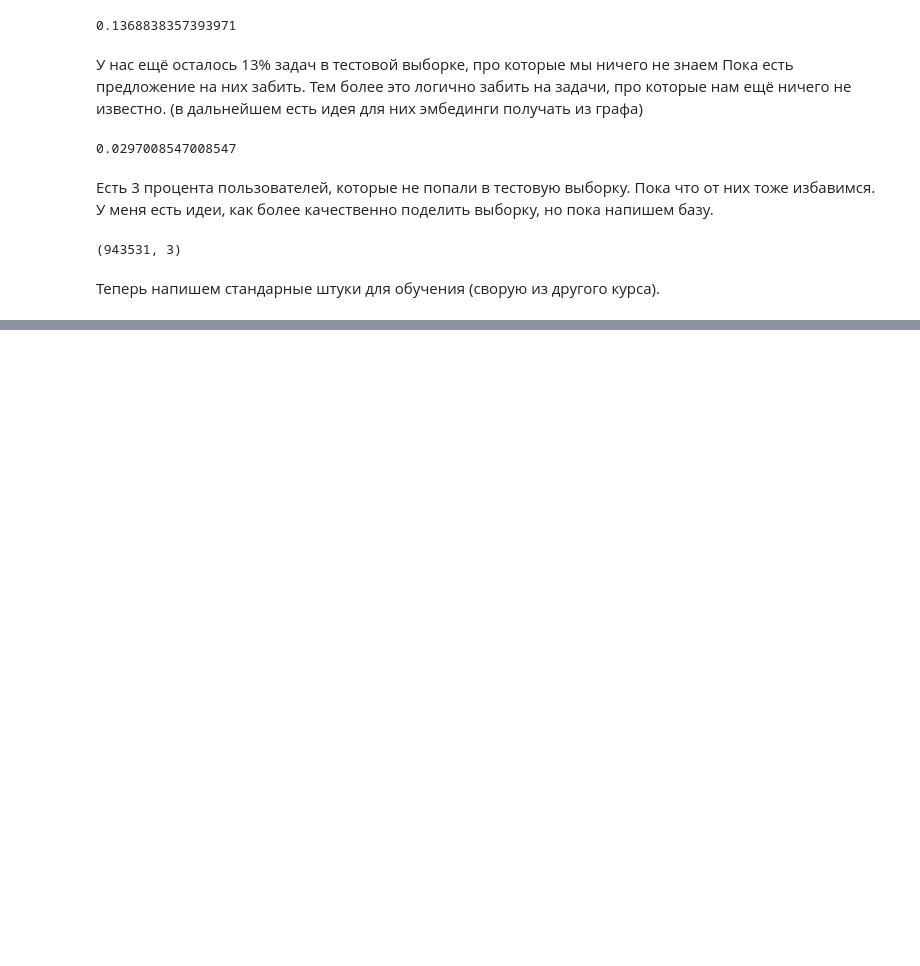
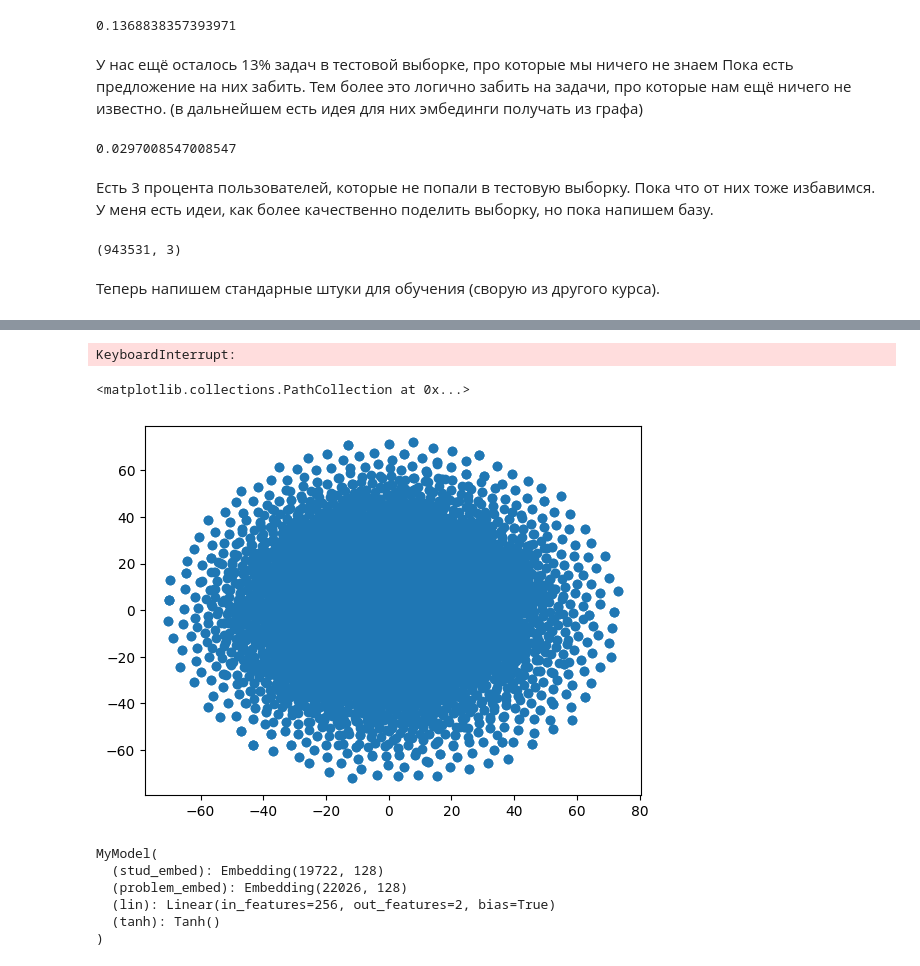
Before and after one commit to dagiboy/skill_model_ya_education, a Jupyter notebook: Untitled.ipynb, the cells around one changed output, grey strips where cells are left out. Drawn from its saved outputs; the diff is of its cells as text; code cells hidden in the pictures; blank space fills up the shorter version.

```diff
--- a/Untitled.ipynb
+++ b/Untitled.ipynb
@@ -278,5 +278,5 @@ Syncing run mild-flower-11 to Weights & Biases (docs)
 # %%
-eval_every = 5
+eval_every=10
 epochs = 200
 
 wandb.config = {
@@ -306,7 +306,7 @@ for epoch in trange(epochs):
         wandb.log({"train/train_loss": train_loss})
         wandb.log({"train/train_precision_t1": train_precision})
         wandb.log({"train/train_recall_t1": train_recall})
-        wandb.log({"test/test_loss_t1": train_loss})
+        wandb.log({"test/test_loss": train_loss})
         wandb.log({"test/test_precision_t1": test_precision})
         wandb.log({"test/test_recall_t1": test_precision})
 
@@ -320,10 +400,8 @@ for epoch in trange(epochs):
 # %%
-model = KindOfAlsModel().to(DEVICE)
-optimizer = torch.optim.Adam(model.parameters())
+als_model = KindOfAlsModel().to(DEVICE)
+
+t_d = DataLoader(train_dataset, batch_size=1, shuffle=True, num_workers=12)
 criterion = nn.CrossEntropyLoss()
-
-wandb.init(project="ysda-school-emb-lin")
-
 batch_size=20000
-train_dataloader = DataLoader(train_dataset, batch_size=batch_size, shuffle=True, num_workers=12)
-test_dataloader = DataLoader(test_dataset, batch_size=batch_size, shuffle=True, num_workers=12)
+train_dataloader = DataLoader(train_dataset, batch_size=20000, shuffle=False, num_workers=1)
+test_dataloader = DataLoader(test_dataset, batch_size=20000, shuffle=False, num_workers=1)
@@ -376,28 +422,25 @@ for epoch in trange(epochs):
         pr = pr.to(DEVICE)
         target = target.to(DEVICE)
 
-        y_pred= model(st, pr)
-
-        loss = criterion(y_pred, target)
-        optimizer.zero_grad()
-        loss.backward()
-        optimizer.step()
+        als_model.step(st, pr, target)
 
     if (epoch + 1) % eval_every == 0:
-        train_loss, train_precision, train_recall = evaluate(model, train_dataloader, criterion)
-        test_loss, test_precision, test_precision = evaluate(model, test_dataloader, criterion)
+        train_loss, train_precision, train_recall = evaluate(als_model, train_dataloader, criterion, target=1)
+        test_loss, test_precision, test_precision = evaluate(als_model, test_dataloader, criterion, target=1)
 
         wandb.log({"train/train_loss": train_loss})
         wandb.log({"train/train_precision_t1": train_precision})
         wandb.log({"train/train_recall_t1": train_recall})
-        wandb.log({"test/test_loss_t1": train_loss})
+        wandb.log({"test/test_loss": train_loss})
         wandb.log({"test/test_precision_t1": test_precision})
         wandb.log({"test/test_recall_t1": test_precision})
 
-        _, train_precision, train_recall = evaluate(model, train_dataloader, criterion, target=0)
-        _, test_precision, test_precision = evaluate(model, test_dataloader, criterion, target=0)
+        _, train_precision, train_recall = evaluate(als_model, train_dataloader, criterion, target=0)
+        _, test_precision, test_precision = evaluate(als_model, test_dataloader, criterion, target=0)
 
         wandb.log({"train/train_precision_t0": train_precision})
         wandb.log({"train/train_recall_t0": train_recall})
         wandb.log({"test/test_precision_t0": test_precision})
         wandb.log({"test/test_recall_t0": test_precision})
+# %% [output]
+KeyboardInterrupt:
@@ -403,0 +454,20 @@ for epoch in trange(epochs):
+# %%
+tsne = TSNE()
+# %%
+embeds = als_model.problem_embed.weight.cpu().numpy()
+idx = np.random.randint(embeds.shape[0], size=5000)
+embeds = tsne.fit_transform(embeds[idx])
+plt.scatter(embeds[:, 0], embeds[:, 1])
+# %% [output]
+<matplotlib.collections.PathCollection at 0x...>
+[figure, added]
+# %%
+model.load_state_dict(torch.load('lin_model.pth'))
+model.eval()
+# %% [output]
+MyModel(
+  (stud_embed): Embedding(19722, 128)
+  (problem_embed): Embedding(22026, 128)
+  (lin): Linear(in_features=256, out_features=2, bias=True)
+  (tanh): Tanh()
+)
```
Also changed, not shown: parts of 27 cells of this notebook, 3 other files.
